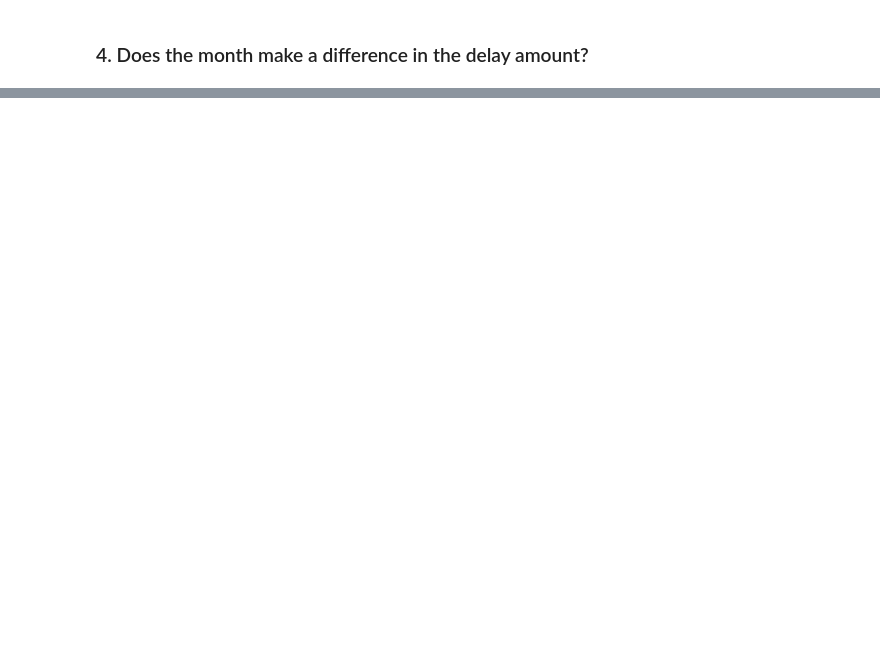
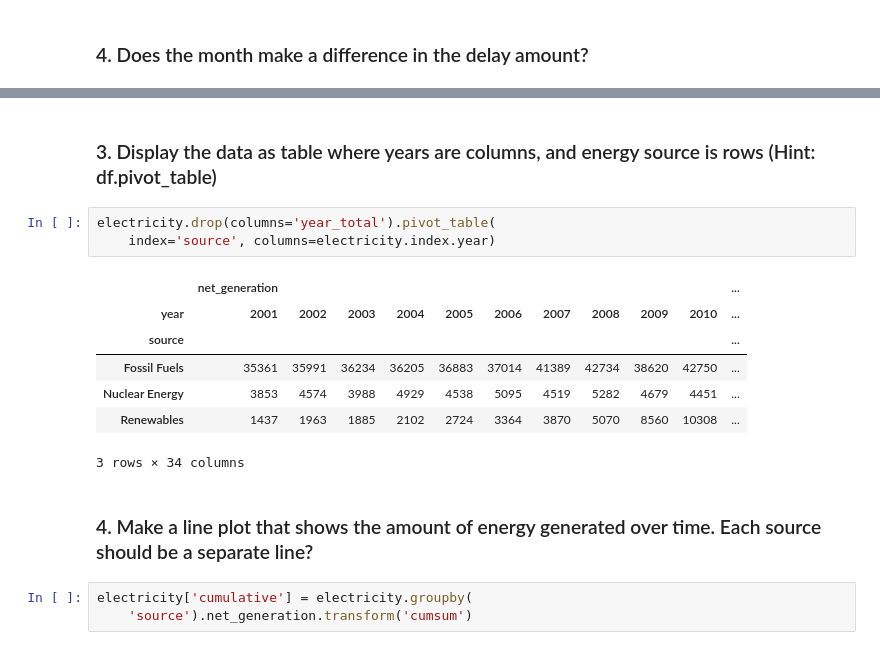
Before and after one commit to Adam-Harris87/time-series-exercises, a Jupyter notebook: datetime_exercises.ipynb, the cells around one changed output, grey strips where cells are left out. Drawn from its saved outputs; the diff is of its cells as text; blank space fills up the shorter version.

```diff
--- a/datetime_exercises.ipynb
+++ b/datetime_exercises.ipynb
@@ -315,0 +464,18 @@ flights.head()
+# %% [markdown]
+### 3. Display the data as table where years are columns, and energy source is rows (Hint: df.pivot_table)
+# %%
+electricity.drop(columns='year_total').pivot_table(
+    index='source', columns=electricity.index.year)
+# %% [output]
+|  | net_generation |  |  |  |  |  |  |  |  |  | ... |
+| year | 2001 | 2002 | 2003 | 2004 | 2005 | 2006 | 2007 | 2008 | 2009 | 2010 | ... |
+| source |  |  |  |  |  |  |  |  |  |  | ... |
+| Fossil Fuels | 35361 | 35991 | 36234 | 36205 | 36883 | 37014 | 41389 | 42734 | 38620 | 42750 | ... |
+| Nuclear Energy | 3853 | 4574 | 3988 | 4929 | 4538 | 5095 | 4519 | 5282 | 4679 | 4451 | ... |
+| Renewables | 1437 | 1963 | 1885 | 2102 | 2724 | 3364 | 3870 | 5070 | 8560 | 10308 | ... |
+3 rows × 34 columns
+# %% [markdown]
+### 4. Make a line plot that shows the amount of energy generated over time. Each source should be a separate line?
+# %%
+electricity['cumulative'] = electricity.groupby(
+    'source').net_generation.transform('cumsum')
```
Also changed, not shown: parts of 36 cells of this notebook.
